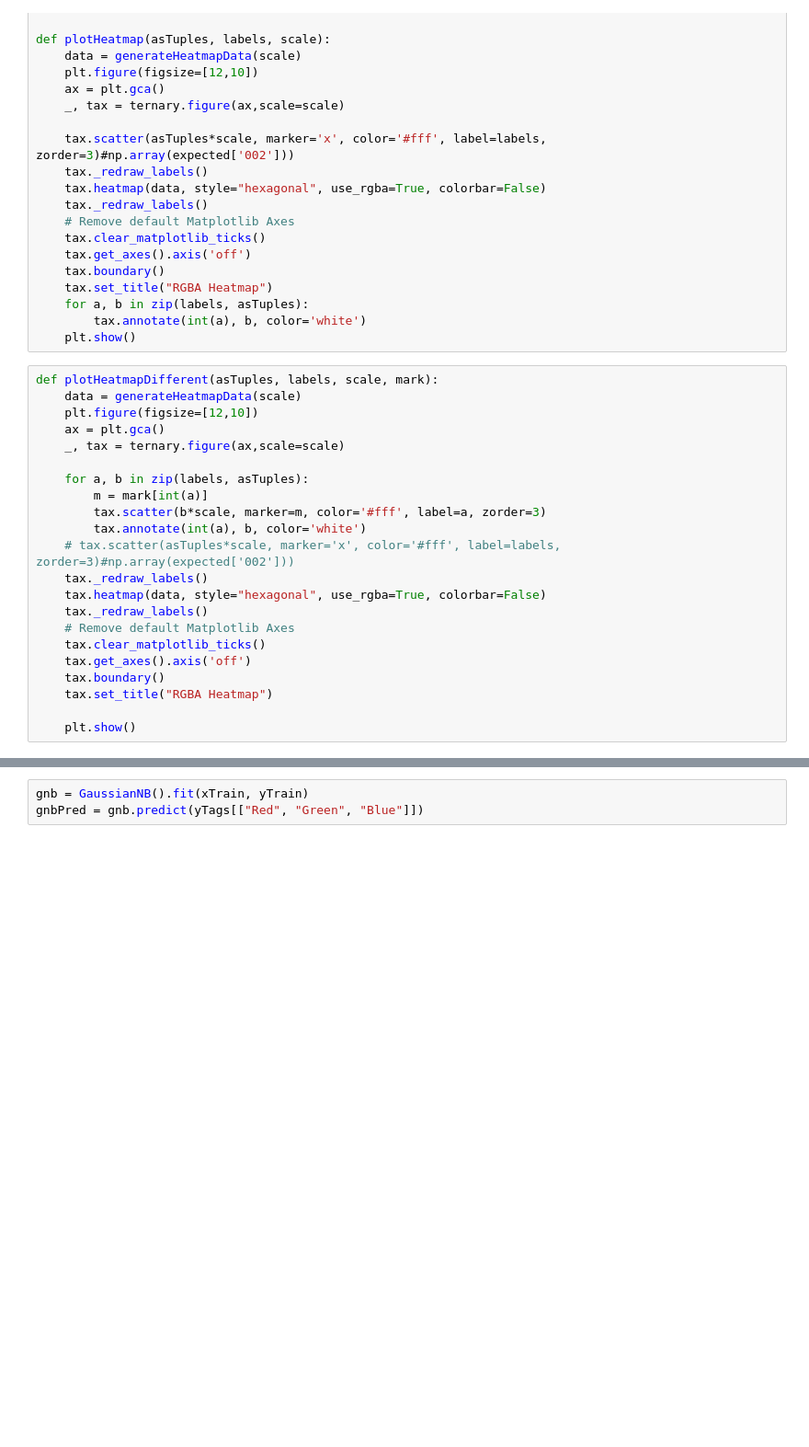
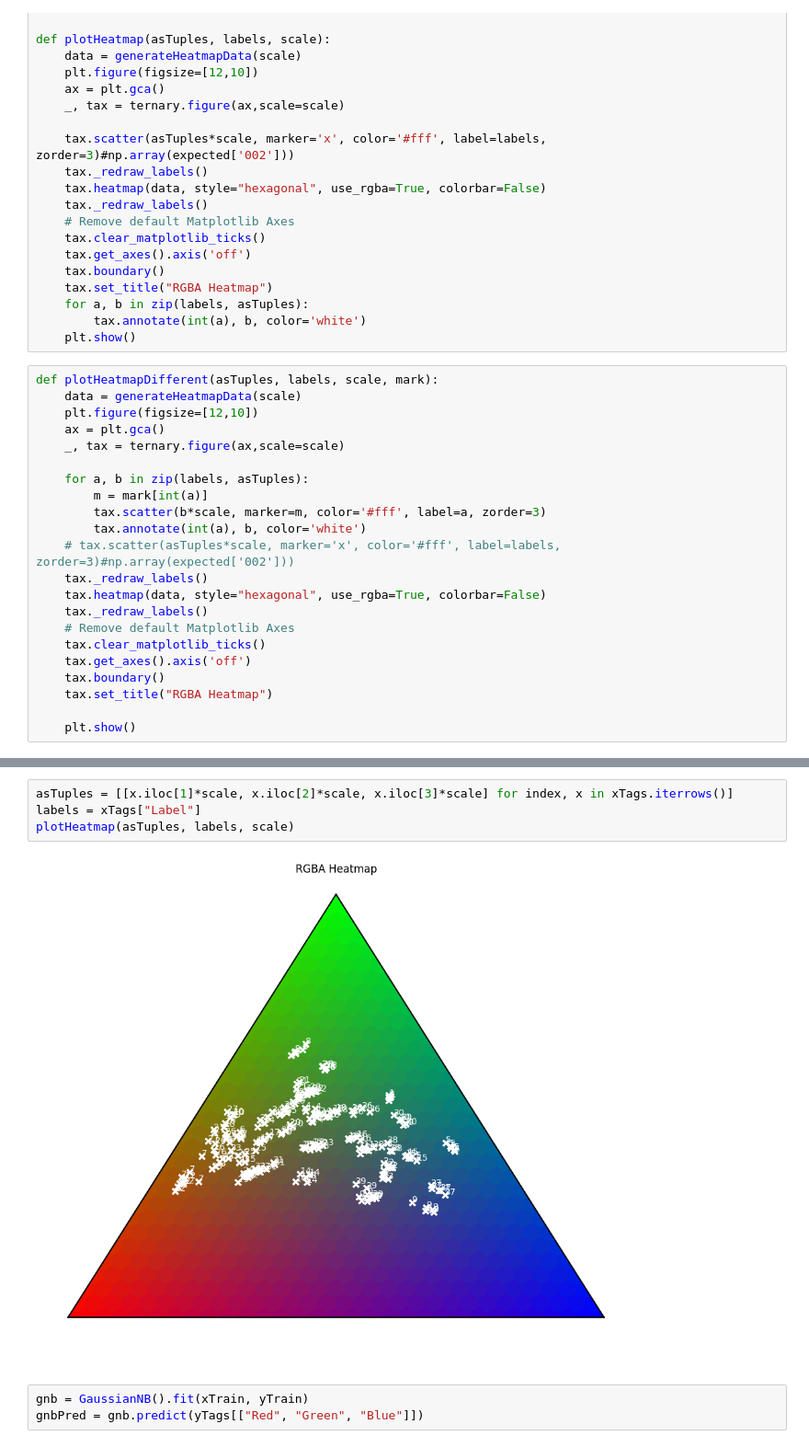
Before and after one commit to acb21kb/bumblebee-tags, a Jupyter notebook: open_files.ipynb, the cells around one changed output, grey strips where cells are left out. Shown at 92% size. Drawn from its saved outputs; the diff is of its cells as text; blank space fills up the shorter version.

```diff
--- a/open_files.ipynb
+++ b/open_files.ipynb
@@ -197,3 +191,9 @@ plotHeatmap(asTuples, labels, scale)
+# %%
+asTuples = [[x.iloc[1]*scale, x.iloc[2]*scale, x.iloc[3]*scale] for index, x in xTags.iterrows()]
+labels = xTags["Label"]
+plotHeatmap(asTuples, labels, scale)
+# %% [output]
+[figure, added]
 # %%
 gnb = GaussianNB().fit(xTrain, yTrain)
 gnbPred = gnb.predict(yTags[["Red", "Green", "Blue"]])
```
Also changed, not shown: parts of 8 cells of this notebook.
